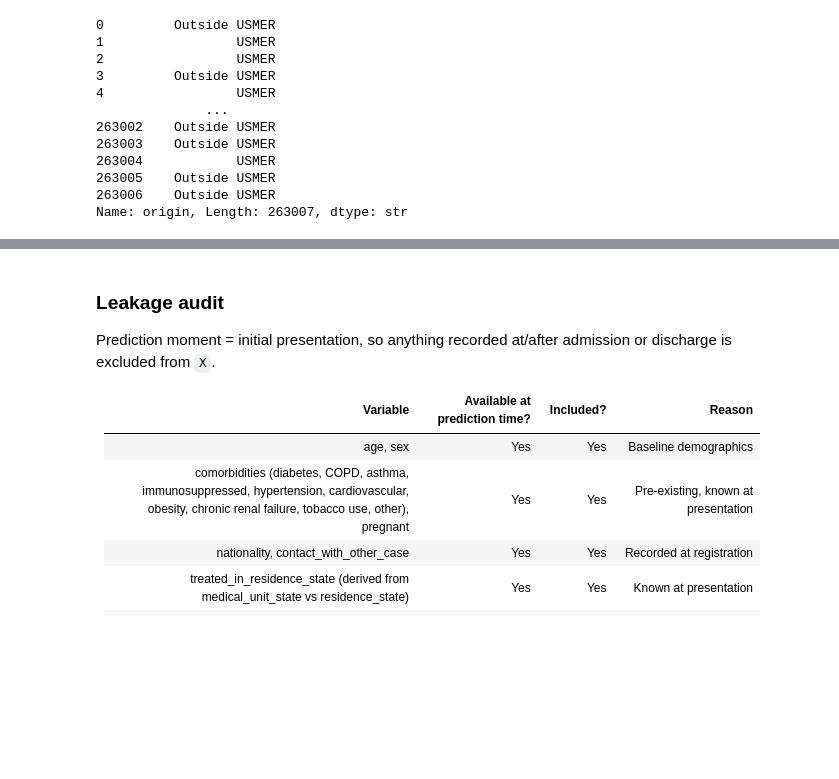
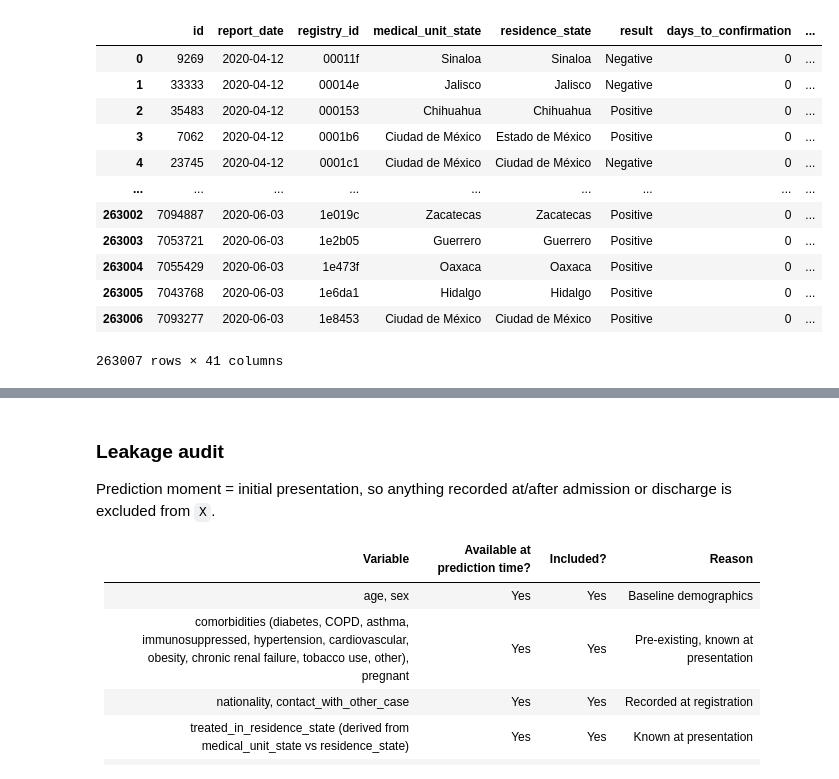
Before and after one commit to dfd0430/ml, a Jupyter notebook: project_notebook_v2_data_prep.ipynb, the cells around one changed output, grey strips where cells are left out. Saved outputs shown, nothing was run; the diff lists cells and outputs as text; code cells hidden in the pictures; blank space fills up the shorter version.

```diff
--- a/project_notebook_v2_data_prep.ipynb
+++ b/project_notebook_v2_data_prep.ipynb
@@ -79,7 +76,7 @@ print(len(df))
 # %%
-# we dont translate municipios we dont think there is anything usefull there
+# We don't translate municipios; we don't think there is anything useful there.
 
-# YES/NO catalog: 1=Yes, 2=No, 97=N/A, 98=Ignored, 99=Not specified this is from the catalogo si_no
+# YES/NO fields: 1=Yes, 2=No, 97=N/A, 98=Ignored, 99=Not specified — this comes from the SI_NO catalog
 yes_no_map = {1: 'Yes', 2: 'No', 97: 'N/A', 98: 'Ignored', 99: 'Not specified'}
 yes_no_cols = [
     'intubated', 'pneumonia', 'pregnant', 'speaks_indigenous_language',
@@ -90,10 +87,10 @@ yes_no_cols = [
 for col in yes_no_cols:
     df[col] = df[col].map(yes_no_map)
 
-# ORIGEN catalogo origin
+# origin — this comes from the ORIGEN catalog
 df['origin'] = df['origin'].map({1: 'USMER', 2: 'Outside USMER', 99: 'Not specified'})
 
-# SECTOR catalogo sector
+# sector — this comes from the SECTOR catalog
 df['sector'] = df['sector'].map({
     1: 'Red Cross', 2: 'DIF', 3: 'State', 4: 'IMSS', 5: 'IMSS-Bienestar',
     6: 'ISSSTE', 7: 'Municipal', 8: 'PEMEX', 9: 'Private',
@@ -101,53 +98,54 @@ df['sector'] = df['sector'].map({
     13: 'University', 99: 'Not specified',
 })
 
-# SEXO catalogo sexo
+# sex — this comes from the SEXO catalog
 df['sex'] = df['sex'].map({1: 'Female', 2: 'Male', 99: 'Not specified'})
 
-# TIPO_PACIENTE catalogo tipo_paciente
+# patient_type — this comes from the TIPO_PACIENTE catalog
 df['patient_type'] = df['patient_type'].map({1: 'Outpatient', 2: 'Hospitalized', 99: 'Not specified'})
 
-# NACIONALIDAD catalogo naciionalidad
+# nationality — this comes from the NACIONALIDAD catalog
 df['nationality'] = df['nationality'].map({1: 'Mexican', 2: 'Foreign', 99: 'Not specified'})
 
-# RESULTADO
+# result — this comes from the RESULTADO catalog
 df['result'] = df['result'].map({
     1: 'Positive', 2: 'Negative'
 })
 
-# Mexican state codes (ENTIDAD_UM, ENTIDAD_RES, ENTIDAD_NAC, ENTIDAD_REGISTRO) catalogo de entidades
+# Mexican state codes (ENTIDAD_UM, ENTIDAD_RES, ENTIDAD_NAC, ENTIDAD_REGISTRO) — this comes from the ENTIDADES catalog
 state_map = {
     1: 'Aguascalientes', 2: 'Baja California', 3: 'Baja California Sur',
     4: 'Campeche', 5: 'Coahuila', 6: 'Colima', 7: 'Chiapas', 8: 'Chihuahua',
     9: 'Ciudad de México', 10: 'Durango', 11: 'Guanajuato', 12: 'Guerrero',
     13: 'Hidalgo', 14: 'Jalisco', 15: 'Estado de México', 16: 'Michoacán',
     17: 'Morelos', 18: 'Nayarit', 19: 'Nuevo León', 20: 'Oaxaca',
     21: 'Puebla', 22: 'Querétaro', 23: 'Quintana Roo', 24: 'San Luis Potosí',
     25: 'Sinaloa', 26: 'Sonora', 27: 'Tabasco', 28: 'Tamaulipas',
     29: 'Tlaxcala', 30: 'Veracruz', 31: 'Yucatán', 32: 'Zacatecas', 36:'Mexico',
     97: 'N/A', 98: 'Ignored', 99: 'Not specified',
 }
 for col in ['medical_unit_state', 'residence_state', 'birth_state', 'registration_state']:
     df[col] = df[col].map(state_map)
 
 # Date columns — replace death_date sentinel then convert all to datetime
 df['death_date'] = df['death_date'].replace('9999-99-99', None)
 
 date_cols = ['report_date', 'update_date', 'admission_date', 'symptoms_onset_date', 'death_date']
 for col in date_cols:
     df[col] = pd.to_datetime(df[col], format='%Y-%m-%d', errors='coerce')
 
-df["origin"]
+df
 # %% [output]
+|  | id | report_date | registry_id | medical_unit_state | residence_state | result | days_to_confirmation | ... |
+| 0 | 9269 | 2020-04-12 | 00011f | Sinaloa | Sinaloa | Negative | 0 | ... |
+| 1 | 33333 | 2020-04-12 | 00014e | Jalisco | Jalisco | Negative | 0 | ... |
+| 2 | 35483 | 2020-04-12 | 000153 | Chihuahua | Chihuahua | Positive | 0 | ... |
+| 3 | 7062 | 2020-04-12 | 0001b6 | Ciudad de México | Estado de México | Positive | 0 | ... |
+| 4 | 23745 | 2020-04-12 | 0001c1 | Ciudad de México | Ciudad de México | Negative | 0 | ... |
+| ... | ... | ... | ... | ... | ... | ... | ... | ... |
+| 263002 | 7094887 | 2020-06-03 | 1e019c | Zacatecas | Zacatecas | Positive | 0 | ... |
+| 263003 | 7053721 | 2020-06-03 | 1e2b05 | Guerrero | Guerrero | Positive | 0 | ... |
+| 263004 | 7055429 | 2020-06-03 | 1e473f | Oaxaca | Oaxaca | Positive | 0 | ... |
+| 263005 | 7043768 | 2020-06-03 | 1e6da1 | Hidalgo | Hidalgo | Positive | 0 | ... |
+| 263006 | 7093277 | 2020-06-03 | 1e8453 | Ciudad de México | Ciudad de México | Positive | 0 | ... |
-0         Outside USMER
-1                 USMER
-2                 USMER
-3         Outside USMER
-4                 USMER
-              ...
-263002    Outside USMER
-263003    Outside USMER
-263004            USMER
-263005    Outside USMER
-263006    Outside USMER
-Name: origin, Length: 263007, dtype: str
+263007 rows × 41 columns
```
Also changed, not shown: parts of 11 cells of this notebook, 1 other file.
